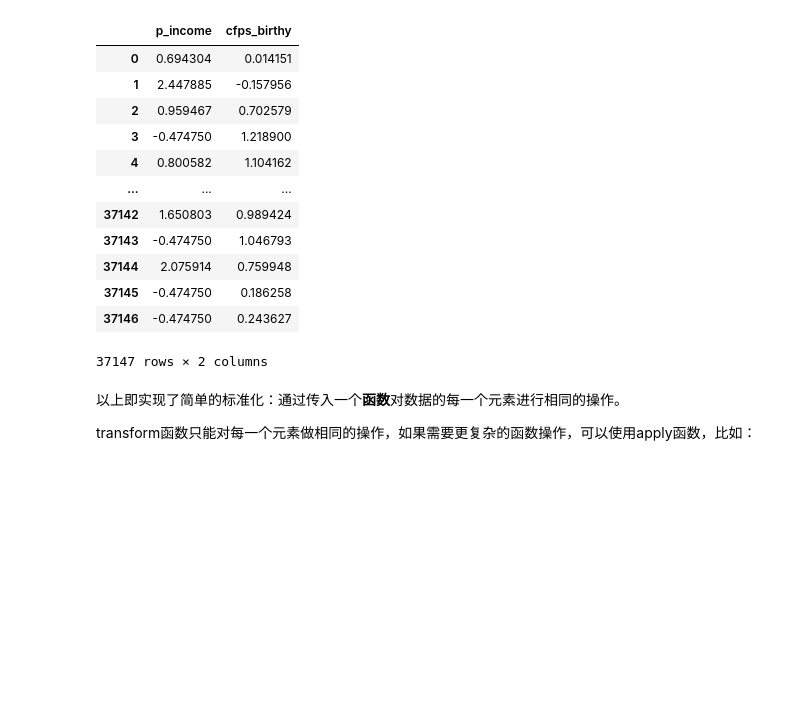
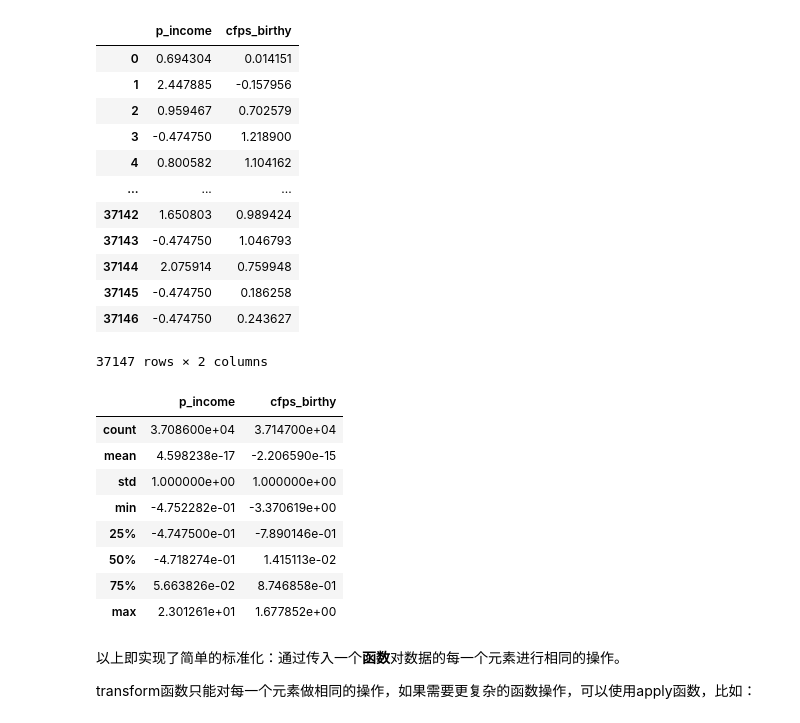
Before and after one commit to sijichun/PythonTutor, a Jupyter notebook: T7_pandas.ipynb, the cells around one changed output. Saved outputs shown, nothing was run; the diff lists cells and outputs as text; code cells hidden in the pictures; blank space fills up the shorter version.

```diff
--- a/T7_pandas.ipynb
+++ b/T7_pandas.ipynb
@@ -1686,7 +1688,8 @@ dtype: float64
 
 此外，我们还可以使用transform函数对数据进行变换，比如：
 # %%
-subdata[['p_income','cfps_birthy']].transform(lambda x: (x-x.mean())/x.std())
+std_sub_data=subdata[['p_income','cfps_birthy']].transform(lambda x: (x-x.mean())/x.std())
+std_sub_data
 # %% [output]
 |  | p_income | cfps_birthy |
 | 0 | 0.694304 | 0.014151 |
@@ -1701,6 +1704,18 @@ subdata[['p_income','cfps_birthy']].transform(lambda x: (x-x.mean())/x.std())
 | 37145 | -0.474750 | 0.186258 |
 | 37146 | -0.474750 | 0.243627 |
 37147 rows × 2 columns
+# %%
+std_sub_data.describe()
+# %% [output]
+|  | p_income | cfps_birthy |
+| count | 3.708600e+04 | 3.714700e+04 |
+| mean | 4.598238e-17 | -2.206590e-15 |
+| std | 1.000000e+00 | 1.000000e+00 |
+| min | -4.752282e-01 | -3.370619e+00 |
+| 25% | -4.747500e-01 | -7.890146e-01 |
+| 50% | -4.718274e-01 | 1.415113e-02 |
+| 75% | 5.663826e-02 | 8.746858e-01 |
+| max | 2.301261e+01 | 1.677852e+00 |
 # %% [markdown]
 以上即实现了简单的标准化：通过传入一个**函数**对数据的每一个元素进行相同的操作。
 
```
Also changed, not shown: parts of 5 cells of this notebook.
